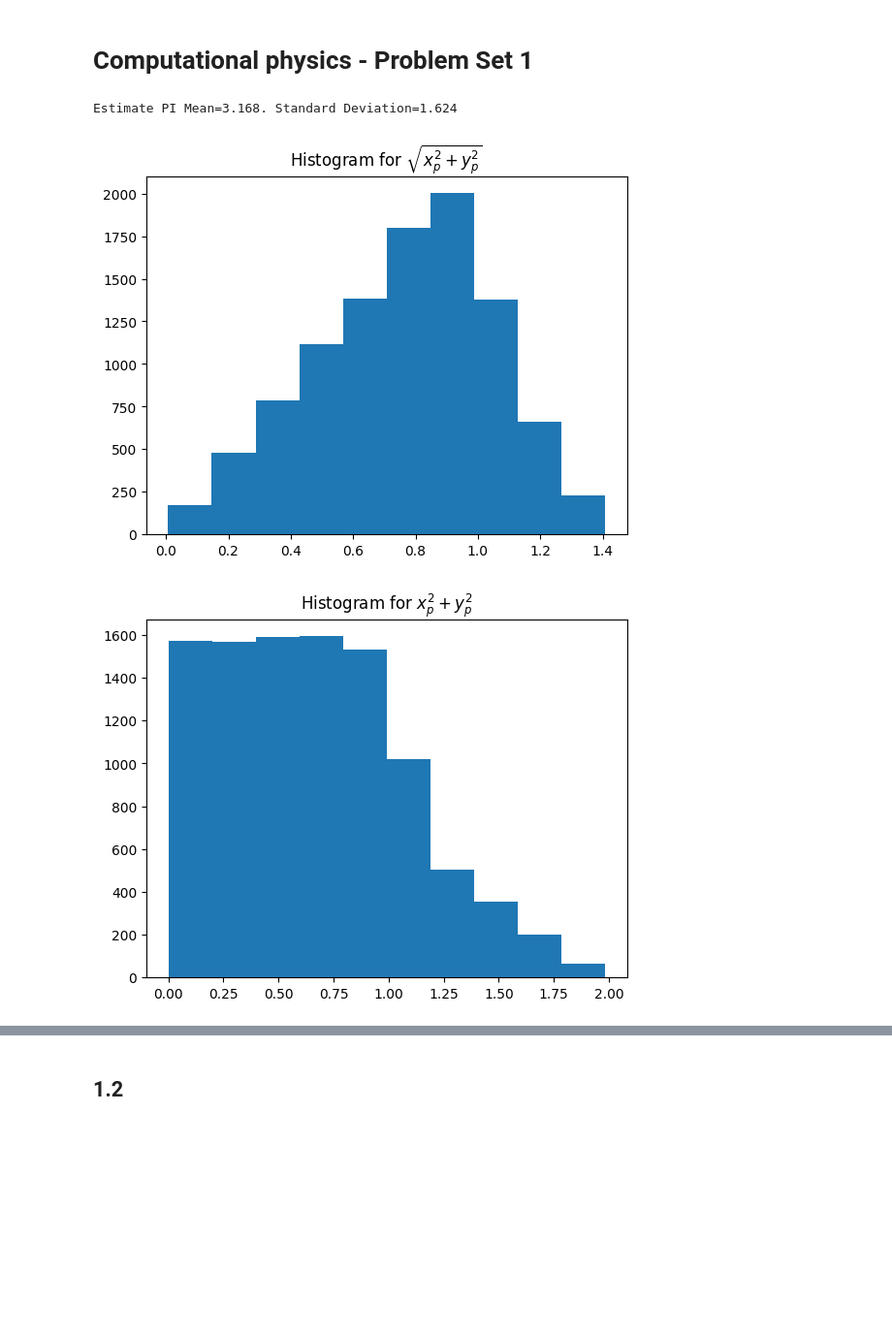
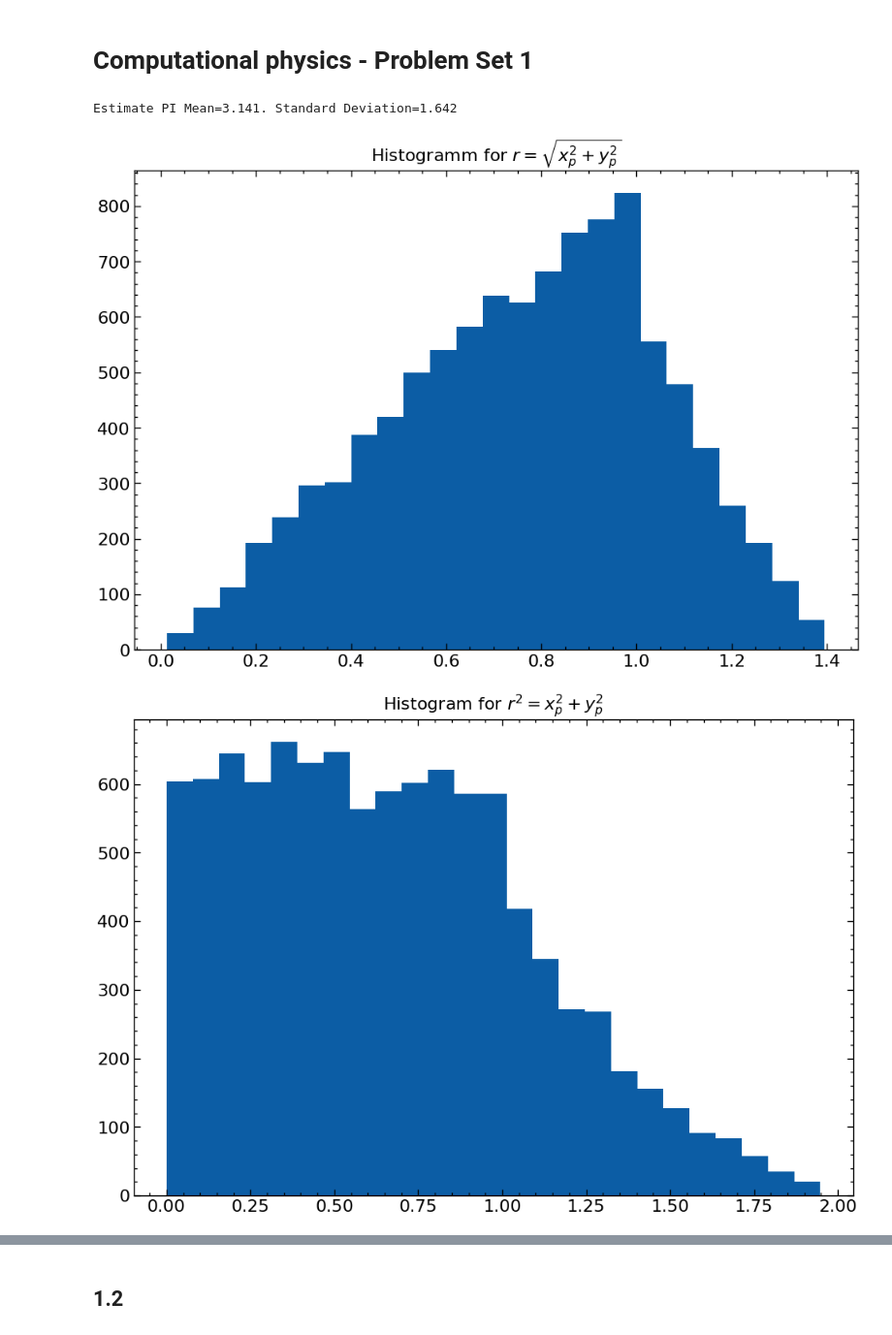
Before and after one commit to lennartvrg/ComputationalPhysics, a Jupyter notebook: 1 - Estimate of PI/Notebook.ipynb, the cells around one changed output, grey strips where cells are left out. Shown at 97% size. Drawn from its saved outputs; the diff is of its cells as text; code cells hidden in the pictures; blank space fills up the shorter version.

Commit message:
Switched to scienceplots for nicer looking graphics

```diff
--- a/1 - Estimate of PI/Notebook.ipynb
+++ b/1 - Estimate of PI/Notebook.ipynb
@@ -1,49 +1,50 @@
 # %% [markdown]
 # Computational physics - Problem Set 1
+# %%
+import numpy as np
+import matplotlib.pyplot as plt
+import typing
+import scienceplots
+
+plt.style.use(['science', 'notebook'])
+plt.rcParams["figure.figsize"] = (12, 8)
 # %%
-import numpy as np
-import matplotlib.pyplot as plt
-import typing
-
-def estimate_pi(p, x) -> typing.Tuple[typing.List[float], typing.List[float], typing.List[float], typing.List[float]]:
-  points = np.random.uniform(low=-1.0, high=1.0, size=(2, p, x, ))
+def estimate_pi(num_samples: float, num_experiments: float) -> typing.Tuple[typing.List[float], typing.List[float], typing.List[float], typing.List[float]]:
+  points = np.random.uniform(low=-1.0, high=1.0, size=(2, num_samples, num_experiments))
   radius = (points**2).sum(axis=0)
   inside_circle = radius[(radius <= 1)]
 
-  pi_mean = 4 * (radius <= 1).sum(axis=0) / p
-  pi_std = np.sqrt((np.sum((4 * (radius <= 1) - pi_mean)**2, axis=0)) / p)
+  pi_mean = 4 * (radius <= 1).sum(axis=0) / num_samples
+  pi_std = np.sqrt((np.sum((4 * (radius <= 1) - pi_mean)**2, axis=0)) / num_samples)
 
   return [pi_mean, pi_std, radius, inside_circle]
 # %%
 pi_mean, pi_std, radius, inside = estimate_pi(10000, 1)
 print(f'Estimate PI Mean={pi_mean[0]:.3f}. Standard Deviation={pi_std[0]:.3f}')
 
-plt.hist(np.sqrt(radius))
-plt.title('Histogram for $\\sqrt{x_p^2 + y_p^2}$')
+plt.hist(np.sqrt(radius), bins=25)
+plt.title('Histogramm for $r = \\sqrt{x_p^2 + y_p^2}$')
 plt.show()
 
-plt.hist(radius)
-plt.title('Histogram for $x_p^2 + y_p^2$')
+plt.hist(radius, bins=25)
+plt.title('Histogram for $r^2 = x_p^2 + y_p^2$')
 plt.show()
 
-# plt.hist(inside_circle)
-# plt.axvline(x=np.pi, color='green')
-# plt.axvline(x=inside_circle.mean(), color='red')
-# plt.title('Indicator variable')
-# plt.show()
 
-plt.hist(4 * (radius <= 1))
 
 mean = (4 * (radius <= 1)).mean()
 std = (4 * (radius <= 1)).std()
-plt.axvline(x=mean, color='red')
-plt.axvline(x=mean - std, linestyle='dashed', color='orange')
-plt.axvline(x=mean + std, linestyle='dashed', color='orange')
-plt.axvline(x=np.pi, color='green')
+
+plt.hist(4 * (radius <= 1), bins=25, label='Histogram')
+plt.axvline(x=mean, color='orange', label=f'$\\pi_\\text{{Experiment}} = {mean:.3f} \\pm {std:.3f}$')
+plt.axvline(x=np.pi, color='red', label='$\\pi_\\text{Literature}$')
+plt.axvspan(xmin=mean - std, xmax=mean + std, alpha=0.2)
 
 plt.title('Indicator variable')
+plt.legend()
+
 plt.show()
 # %% [output]
-Estimate PI Mean=3.168. Standard Deviation=1.624
+Estimate PI Mean=3.141. Standard Deviation=1.642
-[figure, old version]
+[figure, new version]
-[figure, old version]
+[figure, new version]
```
Also changed, not shown: parts of 6 cells of this notebook.
